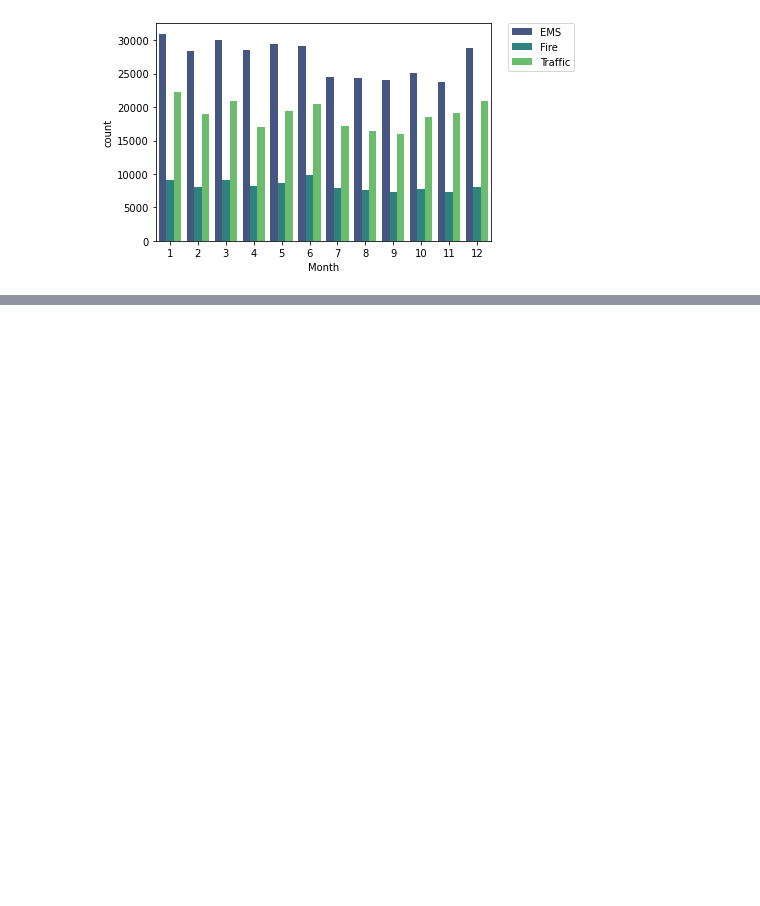
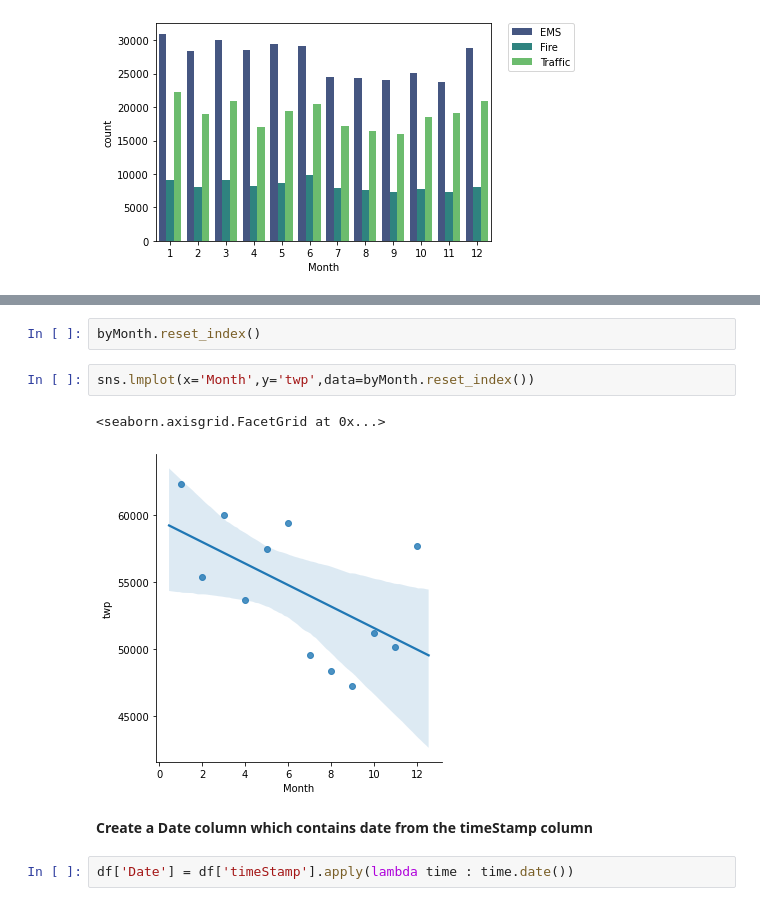
Before and after one commit to iNERO9/911_Calls_Analysis, a Jupyter notebook: 911_Call_Analysis.ipynb, the cells around one changed output, grey strips where cells are left out. Cells and saved outputs as stored; diff of their text form; blank space fills up the shorter version.

```diff
--- a/911_Call_Analysis.ipynb
+++ b/911_Call_Analysis.ipynb
@@ -199,0 +228,11 @@ plt.legend(bbox_to_anchor =(1.05,1), loc =2, borderaxespad=0. )
+# %%
+byMonth.reset_index()
+# %%
+sns.lmplot(x='Month',y='twp',data=byMonth.reset_index())
+# %% [output]
+<seaborn.axisgrid.FacetGrid at 0x...>
+[figure, added]
+# %% [markdown]
+**Create a Date column which contains date from the timeStamp column**
+# %%
+df['Date'] = df['timeStamp'].apply(lambda time : time.date())
```
Also changed, not shown: parts of 17 cells of this notebook.
